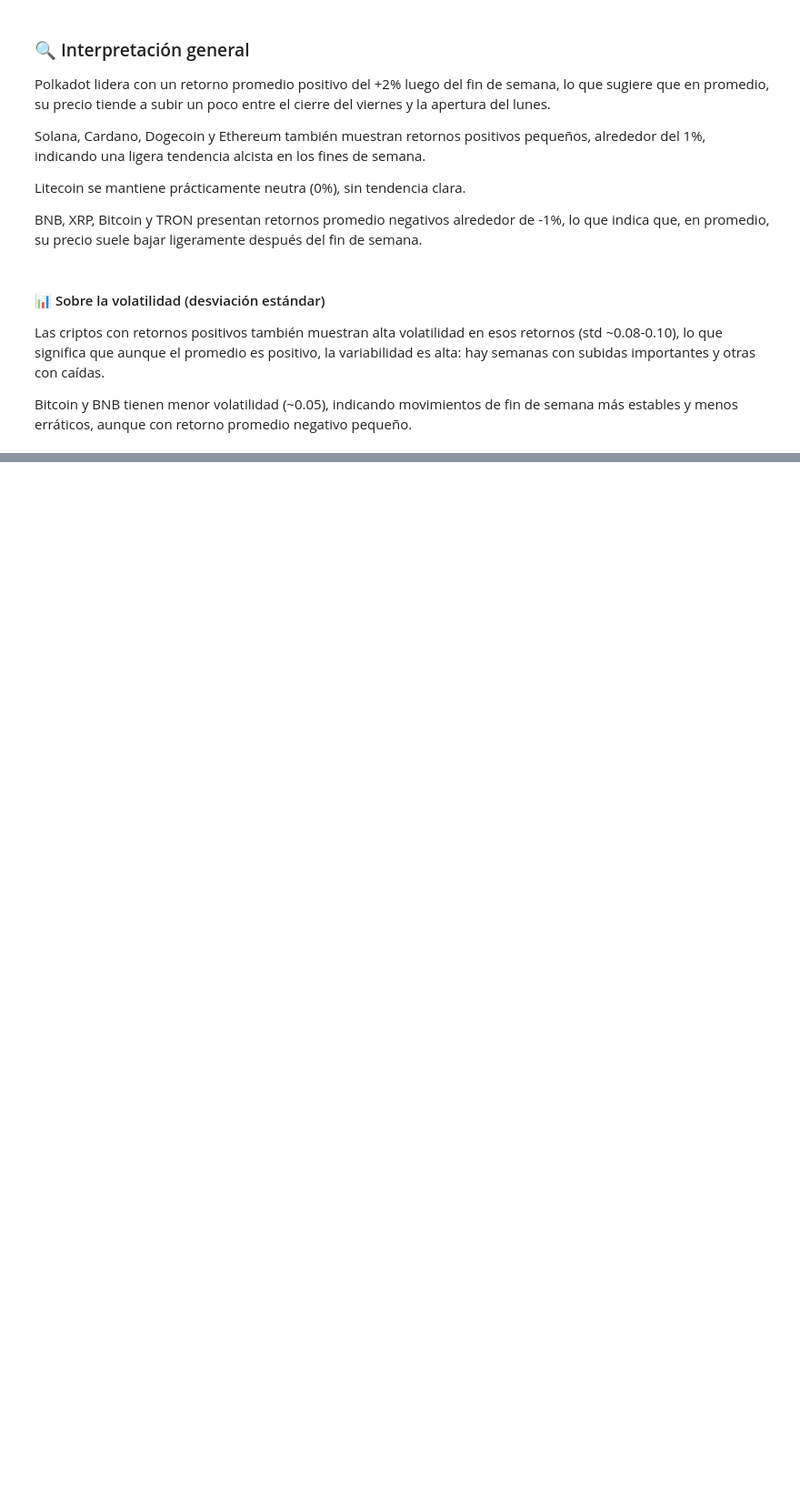
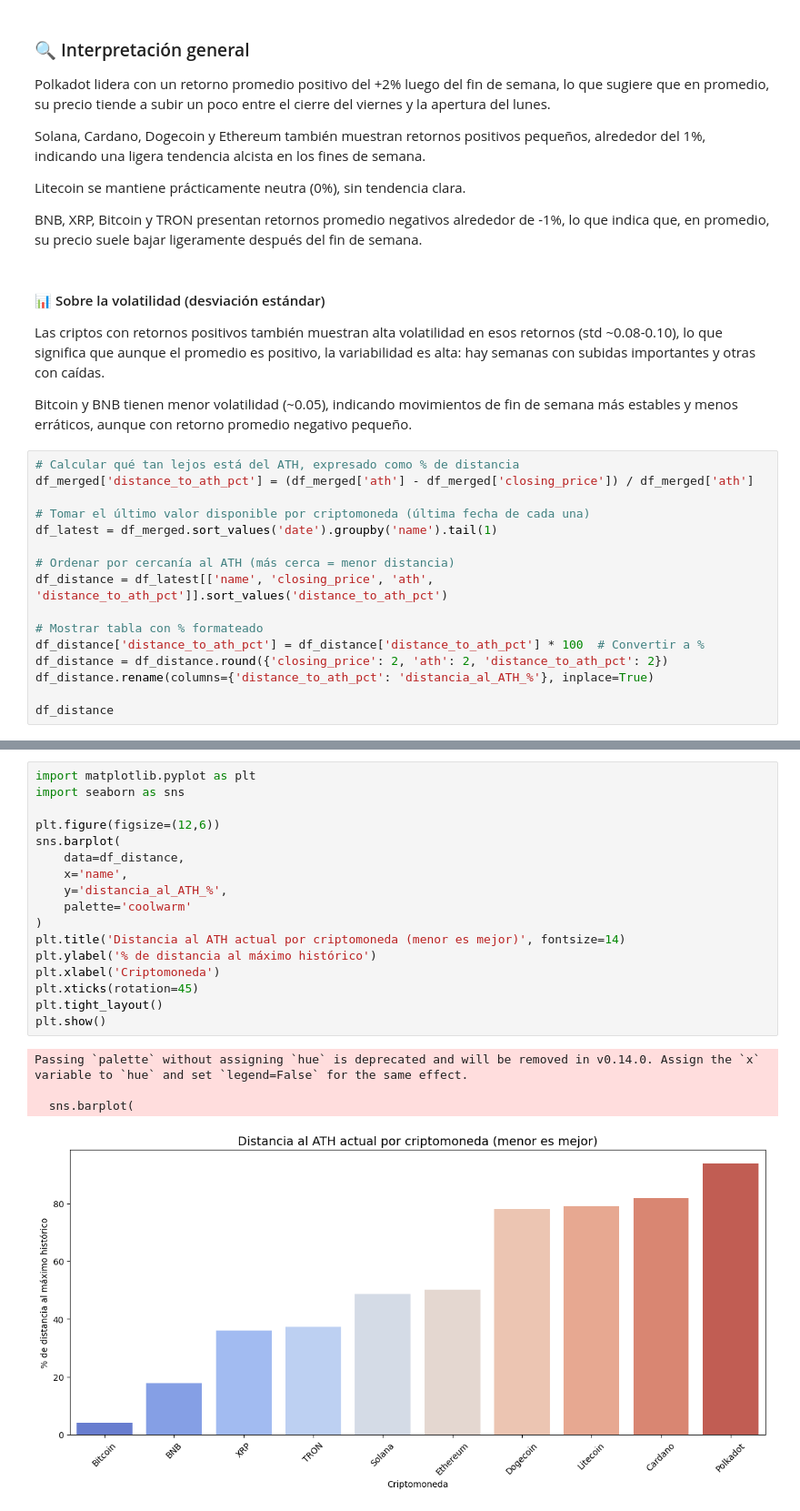
Before and after one commit to TraversaOlazabal/Data-Science-2---ML, a Jupyter notebook: CriptoAnalytics_AlejandroTraversaOlazabal.ipynb, the cells around one changed output, grey strips where cells are left out. Shown at 91% size. Cells and saved outputs as stored; diff of their text form; blank space fills up the shorter version.

```diff
--- a/CriptoAnalytics_AlejandroTraversaOlazabal.ipynb
+++ b/CriptoAnalytics_AlejandroTraversaOlazabal.ipynb
@@ -1745,3 +1745,19 @@ BNB, XRP, Bitcoin y TRON presentan retornos promedio negativos alrededor de -1%,
 Las criptos con retornos positivos también muestran alta volatilidad en esos retornos (std ~0.08-0.10), lo que significa que aunque el promedio es positivo, la variabilidad es alta: hay semanas con subidas importantes y otras con caídas.
 
 Bitcoin y BNB tienen menor volatilidad (~0.05), indicando movimientos de fin de semana más estables y menos erráticos, aunque con retorno promedio negativo pequeño.
+# %%
+# Calcular qué tan lejos está del ATH, expresado como % de distancia
+df_merged['distance_to_ath_pct'] = (df_merged['ath'] - df_merged['closing_price']) / df_merged['ath']
+
+# Tomar el último valor disponible por criptomoneda (última fecha de cada una)
+df_latest = df_merged.sort_values('date').groupby('name').tail(1)
+
+# Ordenar por cercanía al ATH (más cerca = menor distancia)
+df_distance = df_latest[['name', 'closing_price', 'ath', 'distance_to_ath_pct']].sort_values('distance_to_ath_pct')
+
+# Mostrar tabla con % formateado
+df_distance['distance_to_ath_pct'] = df_distance['distance_to_ath_pct'] * 100  # Convertir a %
+df_distance = df_distance.round({'closing_price': 2, 'ath': 2, 'distance_to_ath_pct': 2})
+df_distance.rename(columns={'distance_to_ath_pct': 'distancia_al_ATH_%'}, inplace=True)
+
+df_distance
@@ -1747,0 +1776,22 @@ Bitcoin y BNB tienen menor volatilidad (~0.05), indicando movimientos de fin de
+# %%
+import matplotlib.pyplot as plt
+import seaborn as sns
+
+plt.figure(figsize=(12,6))
+sns.barplot(
+    data=df_distance,
+    x='name',
+    y='distancia_al_ATH_%',
+    palette='coolwarm'
+)
+plt.title('Distancia al ATH actual por criptomoneda (menor es mejor)', fontsize=14)
+plt.ylabel('% de distancia al máximo histórico')
+plt.xlabel('Criptomoneda')
+plt.xticks(rotation=45)
+plt.tight_layout()
+plt.show()
+# %% [output]
+Passing `palette` without assigning `hue` is deprecated and will be removed in v0.14.0. Assign the `x` variable to `hue` and set `legend=False` for the same effect.
+
+  sns.barplot(
+[figure, added]
```
Also changed, not shown: parts of 16 cells of this notebook.
